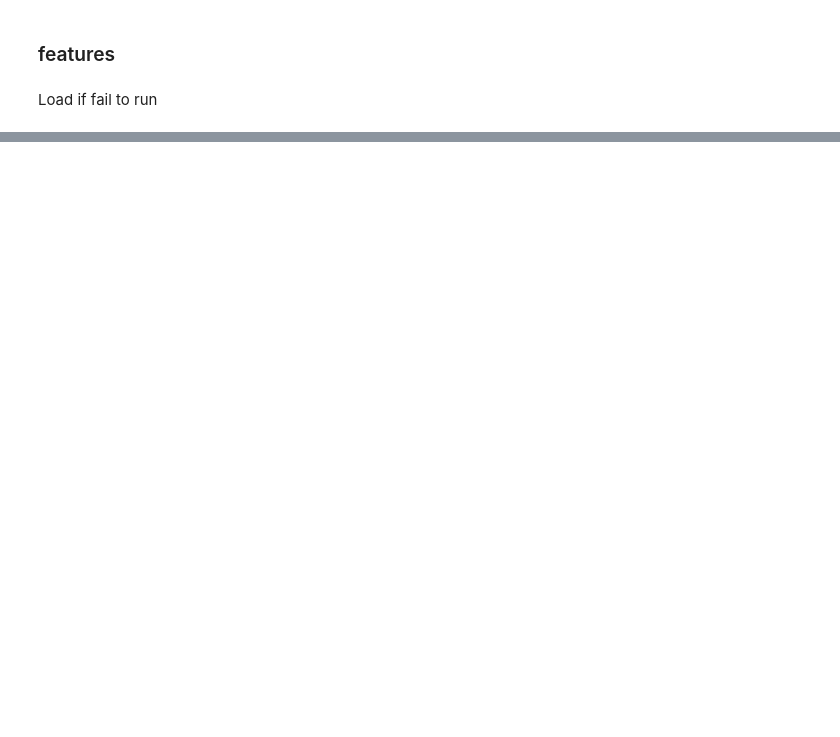
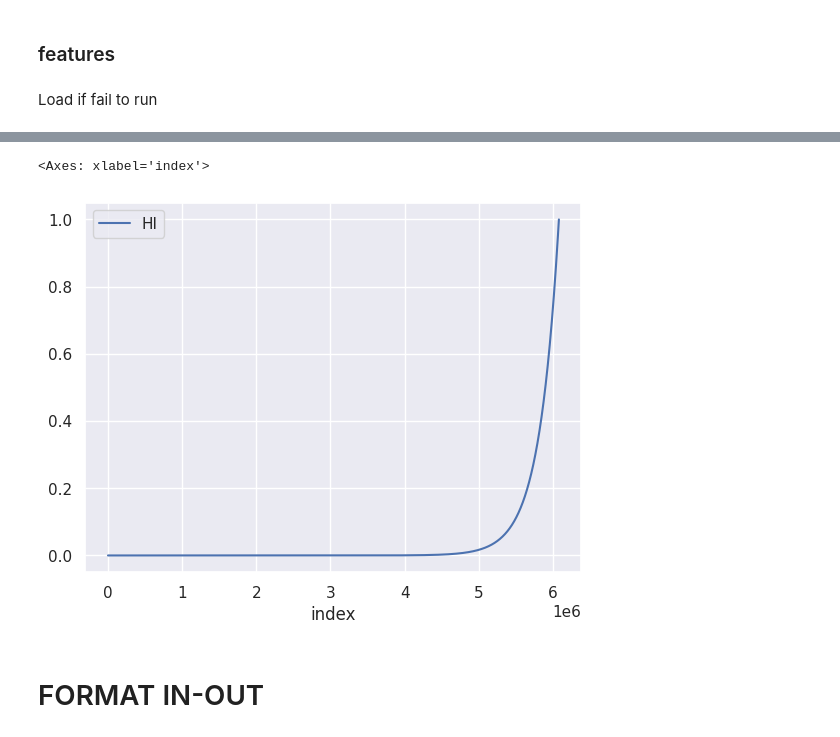
Before and after one commit to TamaVux/PdM, a Jupyter notebook: Pronostia/Pronostia.ipynb, the cells around one changed output, grey strips where cells are left out. Saved outputs shown, nothing was run; the diff lists cells and outputs as text; code cells hidden in the pictures; blank space fills up the shorter version.

```diff
--- a/Pronostia/Pronostia.ipynb
+++ b/Pronostia/Pronostia.ipynb
@@ -484,2 +440,2 @@ array([[<Axes: >, <Axes: >, <Axes: >, <Axes: >, <Axes: >, <Axes: >],
 # %%
-df_bear13.drop(['mean_abs_h_acc','rms_abs_h_acc','skew_abs_h_acc'],axis = 1)
+df_bear13 = df_bear13.drop(['level_0'],axis = 1)
@@ -499,0 +464,3 @@ df_bear13.drop(['mean_abs_h_acc','rms_abs_h_acc','skew_abs_h_acc'],axis = 1)
+# %%
+df_bear13.dropna(inplace=True)
+df_bear13
@@ -499,0 +485,19 @@ df_bear13.drop(['mean_abs_h_acc','rms_abs_h_acc','skew_abs_h_acc'],axis = 1)
+# %%
+def add_rul(df):
+  df_rul = df.copy()
+  # Get the total number of cycles
+  df_rul['MAX'] = len(df_rul)
+  try:
+      df_rul.reset_index(inplace=True)
+  except:
+    None
+  # Calculate remaining useful life for each row
+  remaining_useful_life = df_rul["MAX"] - df_rul["index"]
+  df_rul["RUL"] = remaining_useful_life
+  # Add HI
+  df_rul['HI'] = (remaining_useful_life / df_rul['MAX']) * 100
+  return df_rul
+
+# The mode is define in global varible, in 'FOLDER PATHS'
+df_bear13 = add_rul(df_bear13)
+df_bear13.tail(15)
@@ -499,0 +549,24 @@ df_bear13.drop(['mean_abs_h_acc','rms_abs_h_acc','skew_abs_h_acc'],axis = 1)
+# %%
+def add_nonL_HI(df,c = 1.02):
+  # Get the total number of cycles for each unit
+    result_frame = df.copy()
+    result_frame['MAX'] = len(df)
+
+    # Calculate remaining useful life for each row
+    remaining_useful_life = result_frame["MAX"] - result_frame["index"]
+    result_frame["RUL"] = remaining_useful_life
+    # Add HI
+    result_frame['HI'] = 1 - ((1 - c) * ((0-c)/(1-c))**((result_frame["index"])/ result_frame["MAX"]) + c)
+
+
+    # Drop MAX and RUL
+    result_frame= result_frame.drop(['RUL','MAX'],axis=1)
+    return result_frame
+df_bear13 = add_nonL_HI(df_bear13,c = (1 + 10**(-10)))
+# %%
+df_bear13.plot('index','HI')
+# %% [output]
+<Axes: xlabel='index'>
+[figure, added]
+# %% [markdown]
+# FORMAT IN-OUT
```
Also changed, not shown: parts of 21 cells of this notebook.
